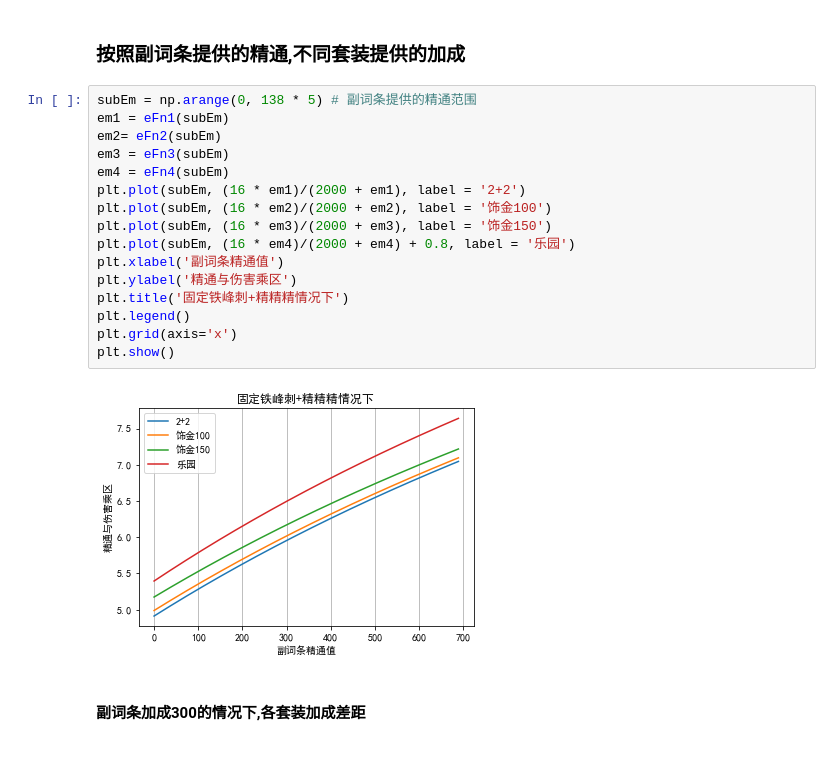
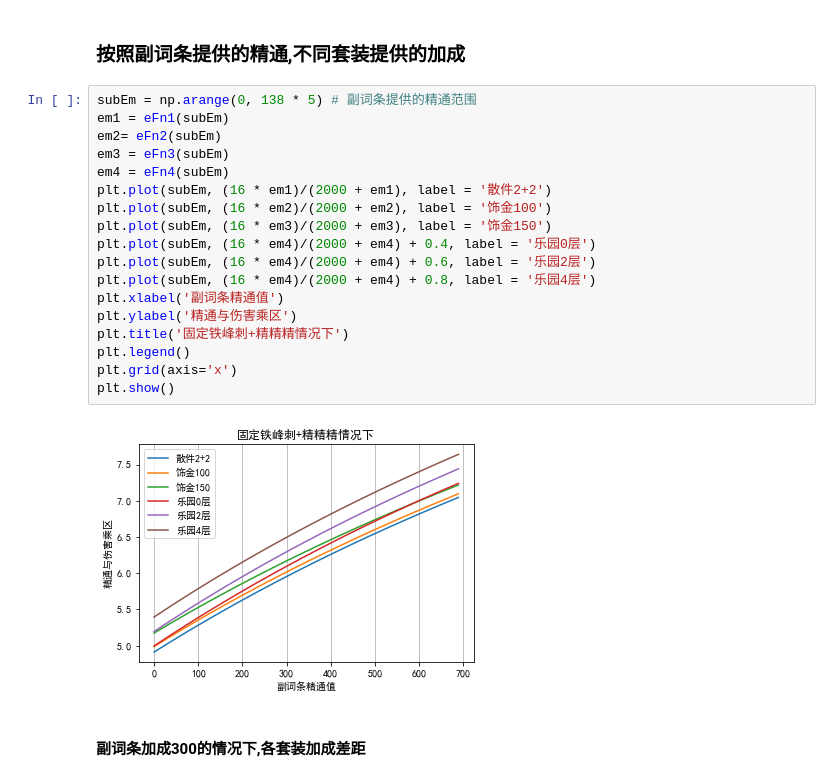
Before and after one commit to muedsa/mihoyo-lab-notebook, a Jupyter notebook: bloom-reactions.ipynb, the cells around one changed output. Cells and saved outputs as stored; diff of their text form.

```diff
--- a/bloom-reactions.ipynb
+++ b/bloom-reactions.ipynb
@@ -67,21 +67,23 @@ def eFn4(subEm4):
 # %%
 subEm = np.arange(0, 138 * 5) # 副词条提供的精通范围
 em1 = eFn1(subEm)
 em2= eFn2(subEm)
 em3 = eFn3(subEm)
 em4 = eFn4(subEm)
-plt.plot(subEm, (16 * em1)/(2000 + em1), label = '2+2')
+plt.plot(subEm, (16 * em1)/(2000 + em1), label = '散件2+2')
 plt.plot(subEm, (16 * em2)/(2000 + em2), label = '饰金100')
 plt.plot(subEm, (16 * em3)/(2000 + em3), label = '饰金150')
-plt.plot(subEm, (16 * em4)/(2000 + em4) + 0.8, label = '乐园')
+plt.plot(subEm, (16 * em4)/(2000 + em4) + 0.4, label = '乐园0层')
+plt.plot(subEm, (16 * em4)/(2000 + em4) + 0.6, label = '乐园2层')
+plt.plot(subEm, (16 * em4)/(2000 + em4) + 0.8, label = '乐园4层')
 plt.xlabel('副词条精通值')
 plt.ylabel('精通与伤害乘区')
 plt.title('固定铁峰刺+精精精情况下')
 plt.legend()
 plt.grid(axis='x')
 plt.show()
 # %% [output]
-[figure, old version]
+[figure, new version]
 # %% [markdown]
 #### 副词条加成300的情况下,各套装加成差距
 # %%
```
Also changed, not shown: parts of 1 cell of this notebook.
